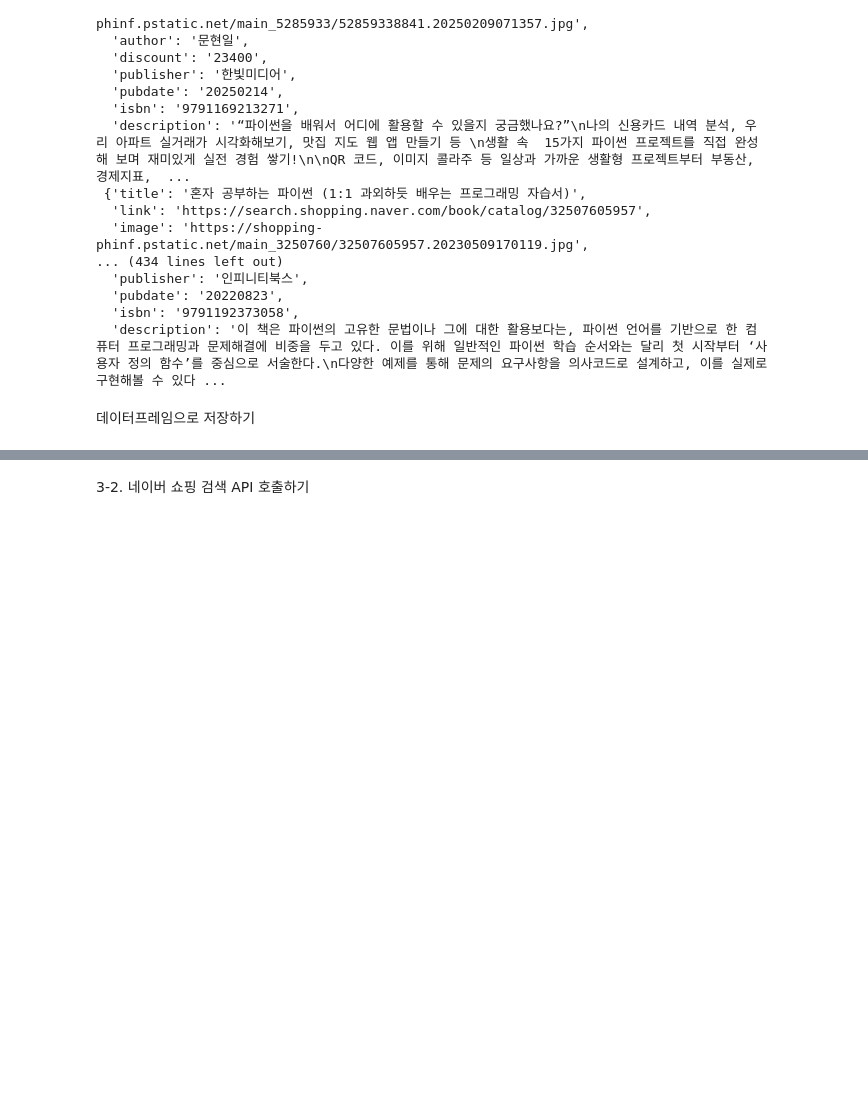
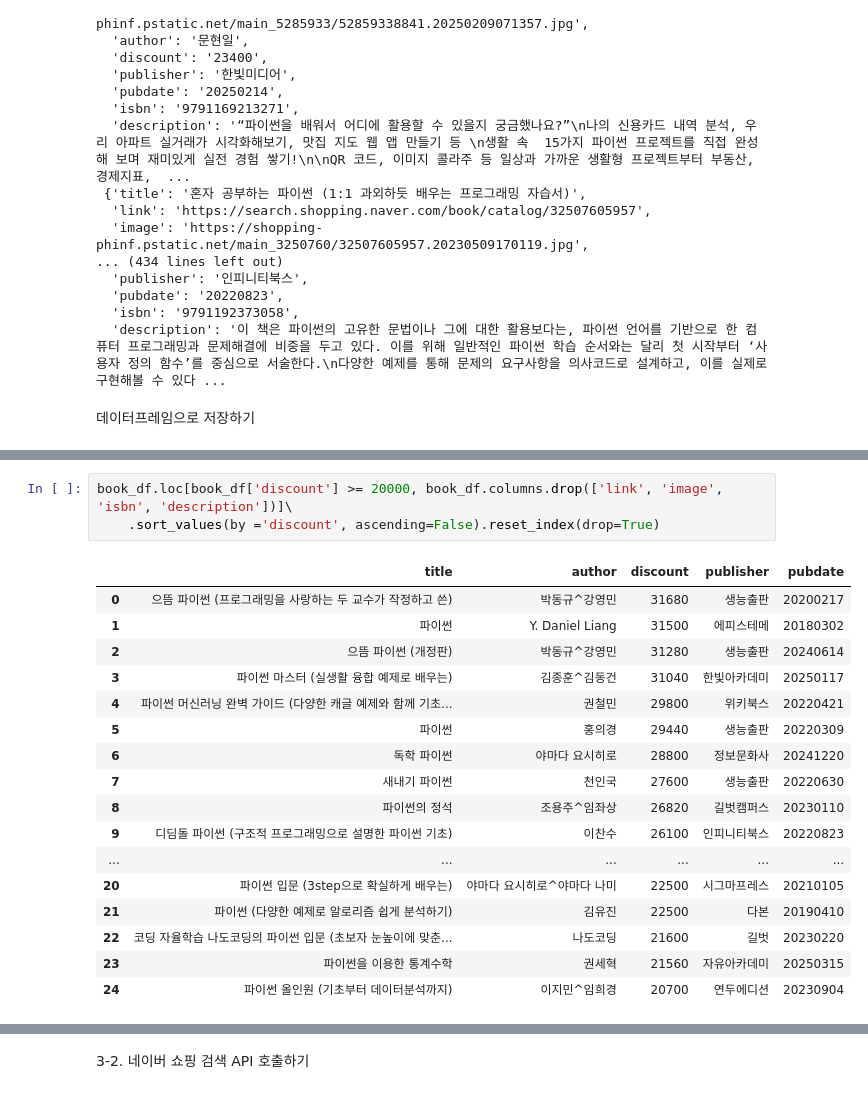
Before and after one commit to Echae0/python_practice, a Jupyter notebook: 03_search.ipynb, the cells around one changed output, grey strips where cells are left out. Saved outputs shown, nothing was run; the diff lists cells and outputs as text; blank space fills up the shorter version.

```diff
--- a/03_search.ipynb
+++ b/03_search.ipynb
@@ -171,0 +112,21 @@ with open('nhnblog.txt','w',encoding="utf-8")as file:
+# %%
+book_df.loc[book_df['discount'] >= 20000, book_df.columns.drop(['link', 'image', 'isbn', 'description'])]\
+    .sort_values(by ='discount', ascending=False).reset_index(drop=True)
+# %% [output]
+|  | title | author | discount | publisher | pubdate |
+| 0 | 으뜸 파이썬 (프로그래밍을 사랑하는 두 교수가 작정하고 쓴) | 박동규^강영민 | 31680 | 생능출판 | 20200217 |
+| 1 | 파이썬 | Y. Daniel Liang | 31500 | 에피스테메 | 20180302 |
+| 2 | 으뜸 파이썬 (개정판) | 박동규^강영민 | 31280 | 생능출판 | 20240614 |
+| 3 | 파이썬 마스터 (실생활 융합 예제로 배우는) | 김종훈^김동건 | 31040 | 한빛아카데미 | 20250117 |
+| 4 | 파이썬 머신러닝 완벽 가이드 (다양한 캐글 예제와 함께 기초... | 권철민 | 29800 | 위키북스 | 20220421 |
+| 5 | 파이썬 | 홍의경 | 29440 | 생능출판 | 20220309 |
+| 6 | 독학 파이썬 | 야마다 요시히로 | 28800 | 정보문화사 | 20241220 |
+| 7 | 새내기 파이썬 | 천인국 | 27600 | 생능출판 | 20220630 |
+| 8 | 파이썬의 정석 | 조용주^임좌상 | 26820 | 길벗캠퍼스 | 20230110 |
+| 9 | 디딤돌 파이썬 (구조적 프로그래밍으로 설명한 파이썬 기초) | 이찬수 | 26100 | 인피니티북스 | 20220823 |
+| ... | ... | ... | ... | ... | ... |
+| 20 | 파이썬 입문 (3step으로 확실하게 배우는) | 야마다 요시히로^야마다 나미 | 22500 | 시그마프레스 | 20210105 |
+| 21 | 파이썬 (다양한 예제로 알로리즘 쉽게 분석하기) | 김유진 | 22500 | 다본 | 20190410 |
+| 22 | 코딩 자율학습 나도코딩의 파이썬 입문 (초보자 눈높이에 맞춘... | 나도코딩 | 21600 | 길벗 | 20230220 |
+| 23 | 파이썬을 이용한 통계수학 | 권세혁 | 21560 | 자유아카데미 | 20250315 |
+| 24 | 파이썬 올인원 (기초부터 데이터분석까지) | 이지민^임희경 | 20700 | 연두에디션 | 20230904 |
```
Also changed, not shown: parts of 2 cells of this notebook.
